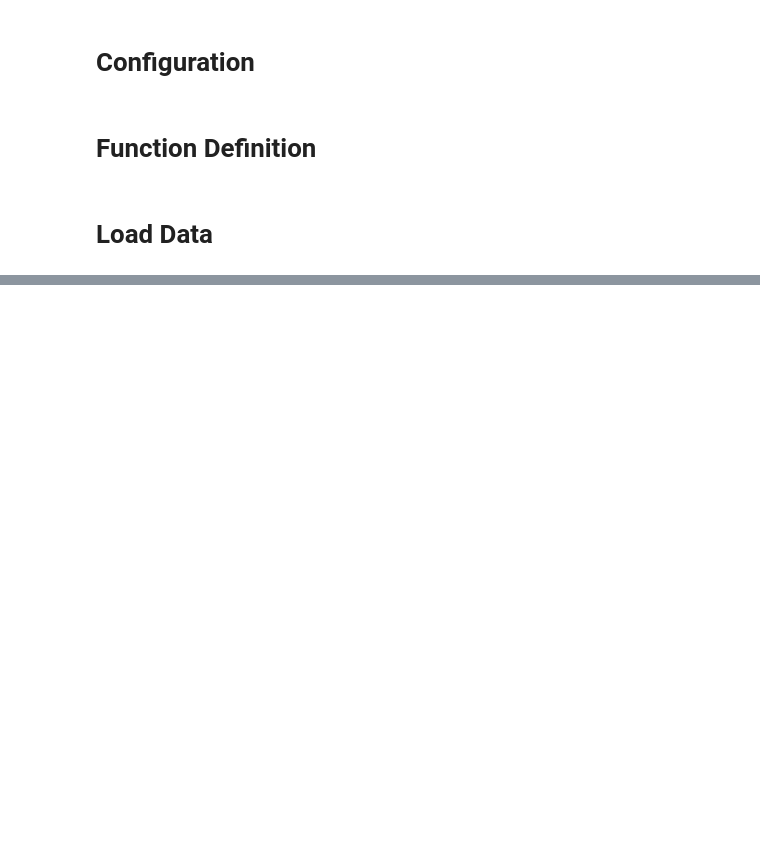
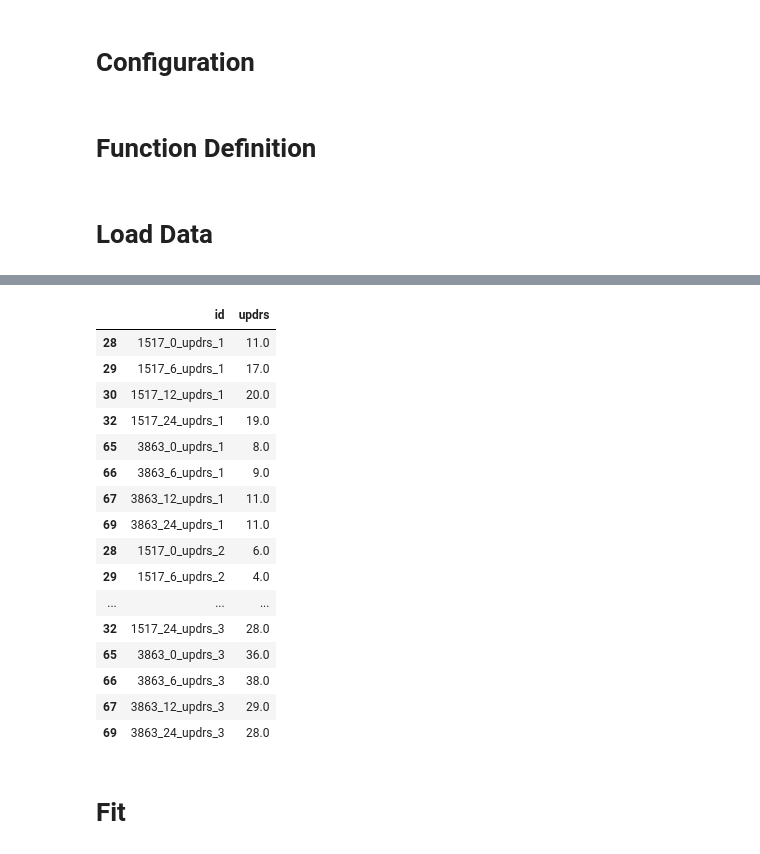
Before and after one commit to kunai-3txk/Compe_tonyobyo, a Jupyter notebook: AMP_fit.ipynb, the cells around one changed output, grey strips where cells are left out. Saved outputs shown, nothing was run; the diff lists cells and outputs as text; code cells hidden in the pictures; blank space fills up the shorter version.

```diff
--- a/AMP_fit.ipynb
+++ b/AMP_fit.ipynb
@@ -155,0 +133,34 @@ https://lightgbm.readthedocs.io/en/latest/pythonapi/lightgbm.LGBMRegressor.html
+# %%
+test_patient_list = [1517,3863]
+test_month_list = [0,6,12,24]
+#test_month_list = [0,3,6,9,12,18,24]
+df_test = df_train[df_train['patient_id'].isin(test_patient_list) & df_train['visit_month'].isin(test_month_list)]
+
+
+df_test_vs = pd.DataFrame()
+
+for i in range(0,3):
+  df_test_vs_ = pd.DataFrame()
+  df_test_vs_['id']=df_test[['visit_id']] + '_updrs_{0}'.format(i+1)
+  df_test_vs_['updrs']=df_test[['updrs_{0}'.format(i+1)]]
+  df_test_vs = pd.concat([df_test_vs,df_test_vs_],axis=0)
+# %% [output]
+|  | id | updrs |
+| 28 | 1517_0_updrs_1 | 11.0 |
+| 29 | 1517_6_updrs_1 | 17.0 |
+| 30 | 1517_12_updrs_1 | 20.0 |
+| 32 | 1517_24_updrs_1 | 19.0 |
+| 65 | 3863_0_updrs_1 | 8.0 |
+| 66 | 3863_6_updrs_1 | 9.0 |
+| 67 | 3863_12_updrs_1 | 11.0 |
+| 69 | 3863_24_updrs_1 | 11.0 |
+| 28 | 1517_0_updrs_2 | 6.0 |
+| 29 | 1517_6_updrs_2 | 4.0 |
+| ... | ... | ... |
+| 32 | 1517_24_updrs_3 | 28.0 |
+| 65 | 3863_0_updrs_3 | 36.0 |
+| 66 | 3863_6_updrs_3 | 38.0 |
+| 67 | 3863_12_updrs_3 | 29.0 |
+| 69 | 3863_24_updrs_3 | 28.0 |
+# %% [markdown]
+# Fit
```
Also changed, not shown: parts of 18 cells of this notebook.
